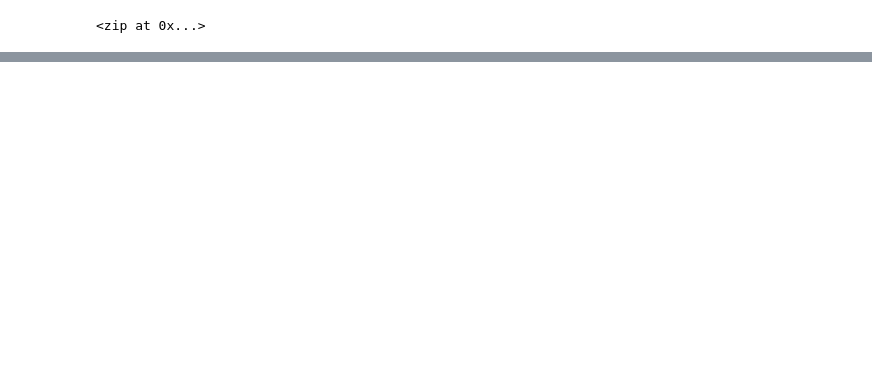
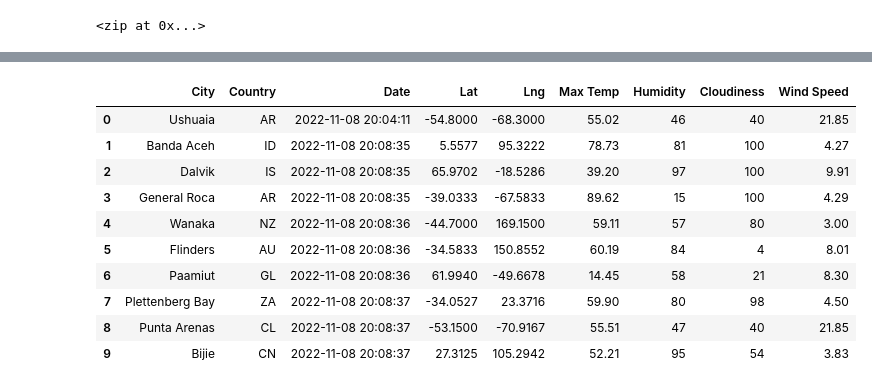
Before and after one commit to JGILINGER7/World_Weather_Analysis, a Jupyter notebook: WeatherPy.ipynb, the cells around one changed output, grey strips where cells are left out. Cells and saved outputs as stored; diff of their text form; code cells hidden in the pictures; blank space fills up the shorter version.

```diff
--- a/WeatherPy.ipynb
+++ b/WeatherPy.ipynb
@@ -32,0 +148,17 @@ len(cities)
+# %%
+new_column_order = ["City", "Country", "Date", "Lat", "Lng", "Max Temp", "Humidity", "Cloudiness", 'Wind Speed']
+city_data_df = city_data_df[new_column_order]
+# %%
+city_data_df.head(10)
+# %% [output]
+|  | City | Country | Date | Lat | Lng | Max Temp | Humidity | Cloudiness | Wind Speed |
+| 0 | Ushuaia | AR | 2022-11-08 20:04:11 | -54.8000 | -68.3000 | 55.02 | 46 | 40 | 21.85 |
+| 1 | Banda Aceh | ID | 2022-11-08 20:08:35 | 5.5577 | 95.3222 | 78.73 | 81 | 100 | 4.27 |
+| 2 | Dalvik | IS | 2022-11-08 20:08:35 | 65.9702 | -18.5286 | 39.20 | 97 | 100 | 9.91 |
+| 3 | General Roca | AR | 2022-11-08 20:08:35 | -39.0333 | -67.5833 | 89.62 | 15 | 100 | 4.29 |
+| 4 | Wanaka | NZ | 2022-11-08 20:08:36 | -44.7000 | 169.1500 | 59.11 | 57 | 80 | 3.00 |
+| 5 | Flinders | AU | 2022-11-08 20:08:36 | -34.5833 | 150.8552 | 60.19 | 84 | 4 | 8.01 |
+| 6 | Paamiut | GL | 2022-11-08 20:08:36 | 61.9940 | -49.6678 | 14.45 | 58 | 21 | 8.30 |
+| 7 | Plettenberg Bay | ZA | 2022-11-08 20:08:37 | -34.0527 | 23.3716 | 59.90 | 80 | 98 | 4.50 |
+| 8 | Punta Arenas | CL | 2022-11-08 20:08:37 | -53.1500 | -70.9167 | 55.51 | 47 | 40 | 21.85 |
+| 9 | Bijie | CN | 2022-11-08 20:08:37 | 27.3125 | 105.2942 | 52.21 | 95 | 54 | 3.83 |
```
Also changed, not shown: parts of 14 cells of this notebook, 1 other file.
